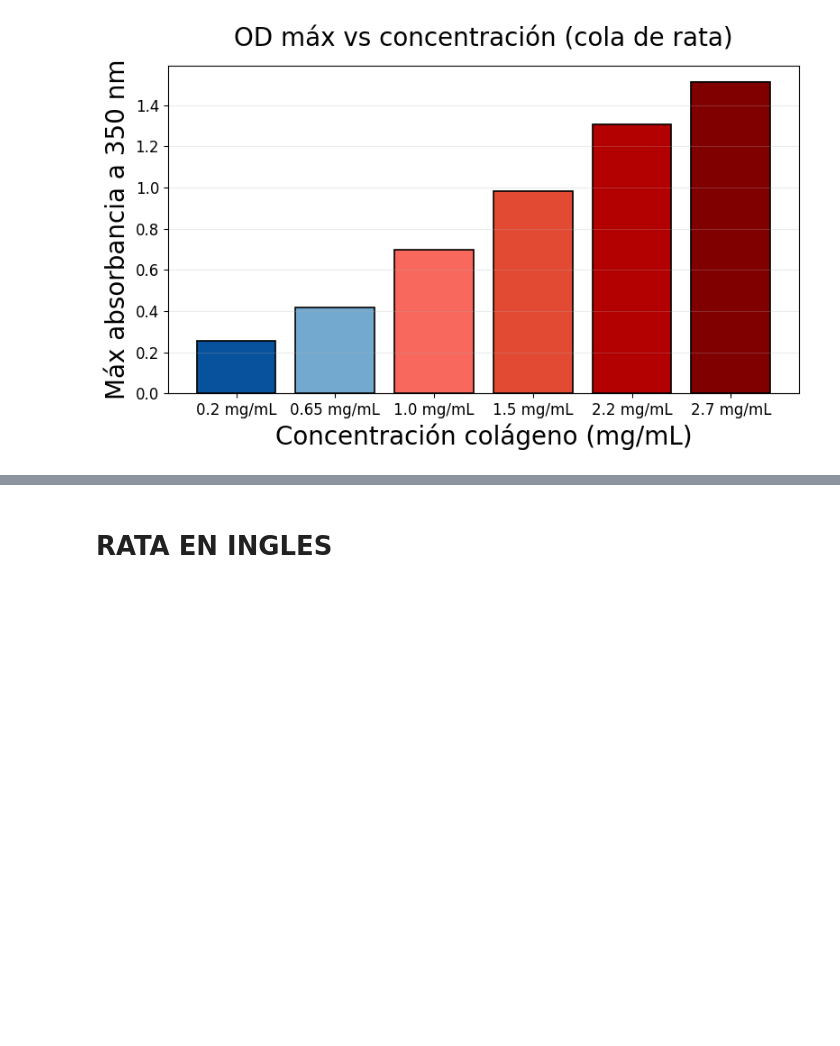
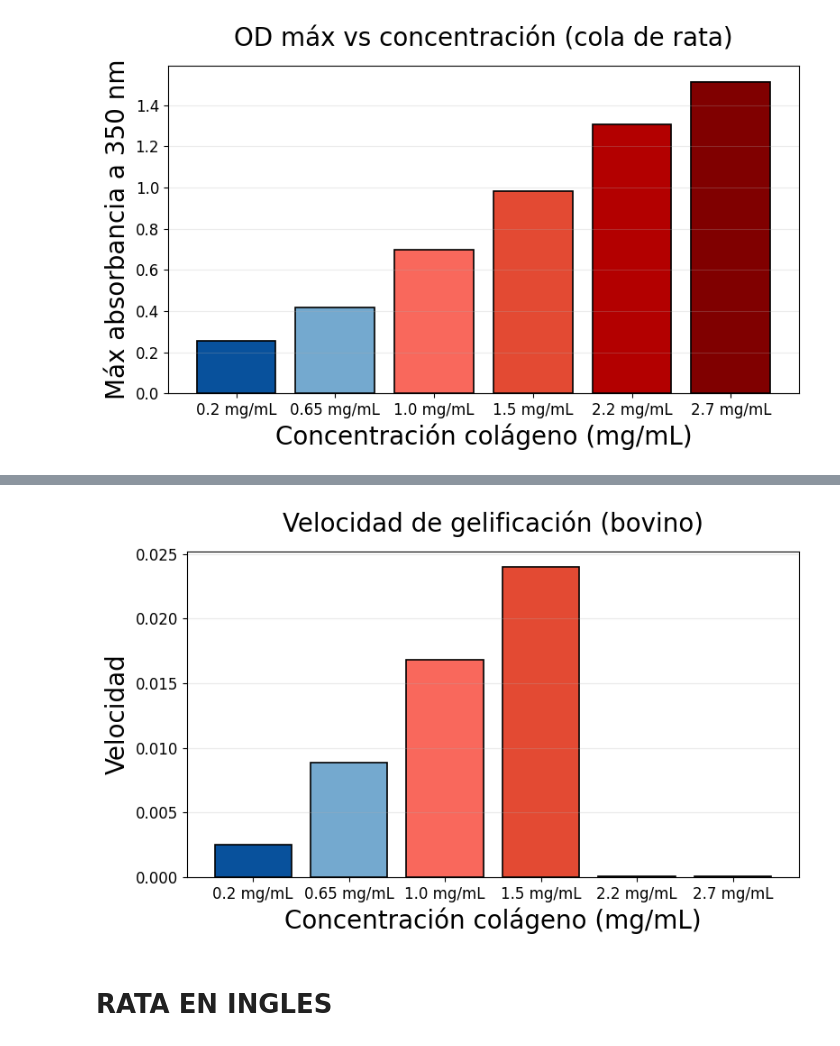
Before and after one commit to Bertaalcolea/Collagen_studies, a Jupyter notebook: Concentraciones_Rat.ipynb, the cells around one changed output, grey strips where cells are left out. Drawn from its saved outputs; the diff is of its cells as text; code cells hidden in the pictures; blank space fills up the shorter version.

```diff
--- a/Concentraciones_Rat.ipynb
+++ b/Concentraciones_Rat.ipynb
@@ -848,3 +923,11 @@ plot_ODmax_vs_concentration(
+# %%
+plot_velocity_vs_concentration(
+    df_bov_stats,
+    "Velocidad de gelificación (bovino)",
+    color_map_conc
+)
+# %% [output]
+[figure, added]
 # %% [markdown]
 # **RATA EN INGLES**
 # %%
```
Also changed, not shown: parts of 2 cells of this notebook.
